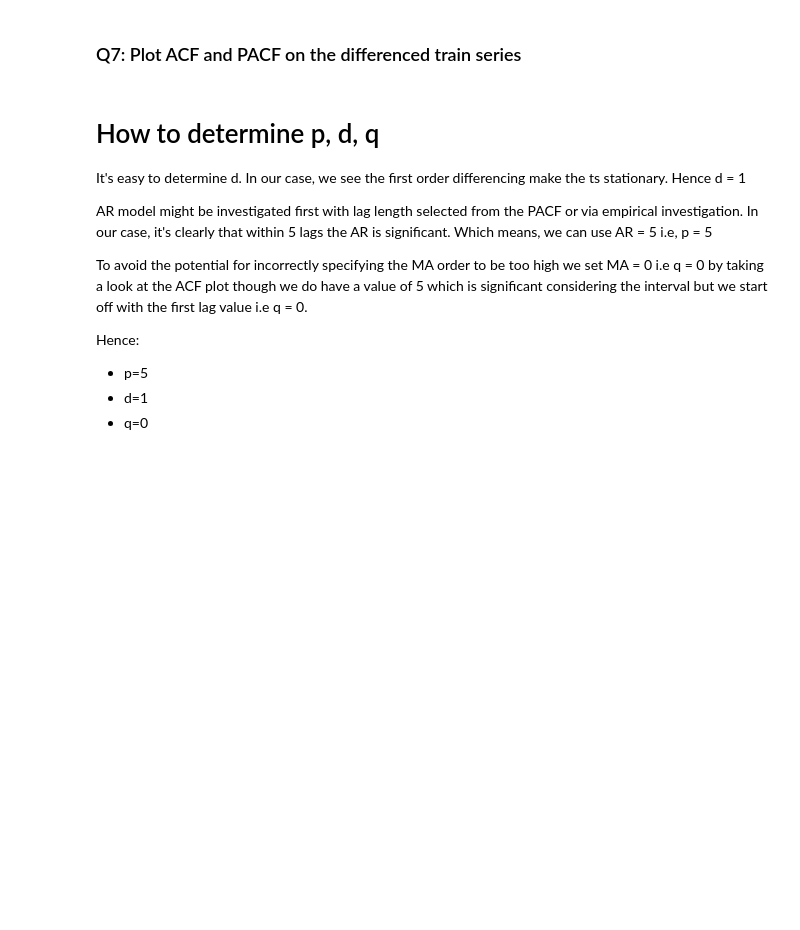
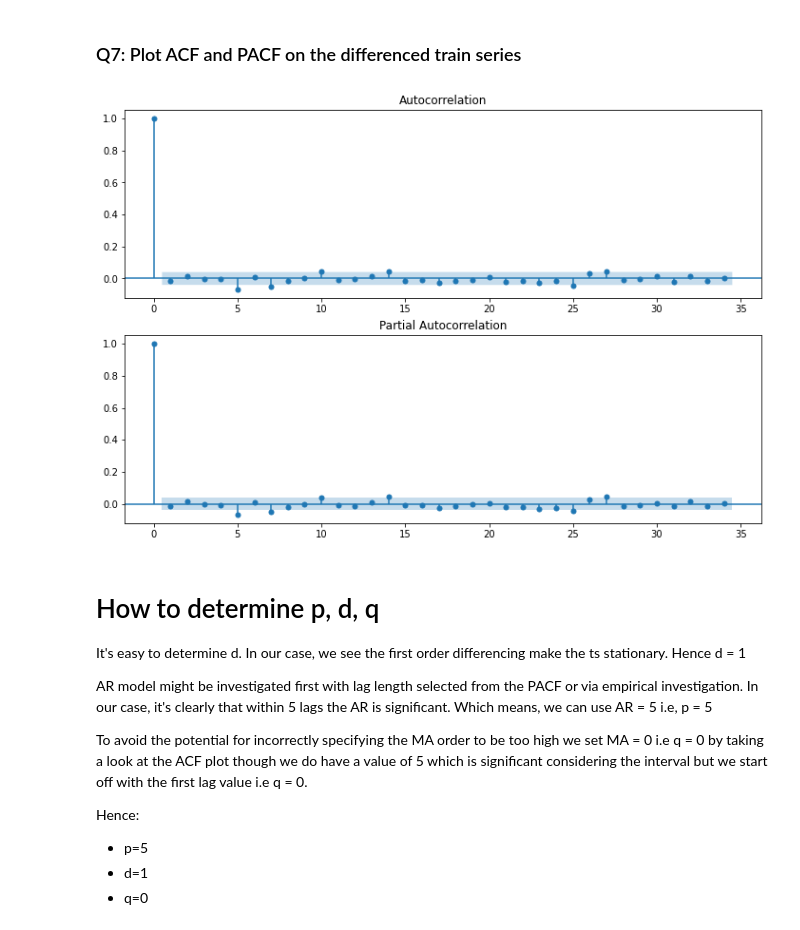
Before and after one commit to weboctave/mec-mini-projects, a Jupyter notebook: mec-18.5.1-time-series-analysis-mini-project/Mini_Project_Time_Series_Forecasting.ipynb, the cells around one changed output. Drawn from its saved outputs; the diff is of its cells as text; code cells hidden in the pictures; blank space fills up the shorter version.

```diff
--- a/mec-18.5.1-time-series-analysis-mini-project/Mini_Project_Time_Series_Forecasting.ipynb
+++ b/mec-18.5.1-time-series-analysis-mini-project/Mini_Project_Time_Series_Forecasting.ipynb
@@ -94,6 +93,7 @@ df['Close_Open'] = df['Close'] - df['Open']
 dr = df[['Close_Open']]
 dr.plot()
 plt.title('IBM Price Day Returns');
+df.drop('Close_Open', inplace=True, axis=1)
 # %% [output]
 [figure]
 # %% [markdown]
@@ -250,7 +250,7 @@ Hint: Check out the __`diff()`__ function in pandas and try using it on the __`t
 # train_diff = <YOUR CODE HERE>
 # train_diff = train_diff.dropna(inplace = False)
 # %%
-train_diff = train_data[['Open', 'High', 'Low', 'Close', 'Volume']].diff(axis = 0, periods = 1) # By row
+train_diff = train_series.diff(periods = 1) # By row
 train_diff = train_diff.dropna(inplace = False)
 # %%
 train_diff.head()
@@ -373,5 +371,14 @@ plot_pacf(train_series, ax=ax[1]);
 # %% [markdown]
 ### Q7: Plot ACF and PACF on the differenced train series
+# %%
+# Your Code Here
+from statsmodels.graphics.tsaplots import plot_acf, plot_pacf
+
+fig, ax = plt.subplots(2, 1, figsize=(12,8))
+plot_acf(train_diff, ax=ax[0]); #
+plot_pacf(train_diff, ax=ax[1]);
+# %% [output]
+[figure, added]
 # %% [markdown]
 # How to determine p, d, q
 
```
Also changed, not shown: parts of 12 cells of this notebook.
